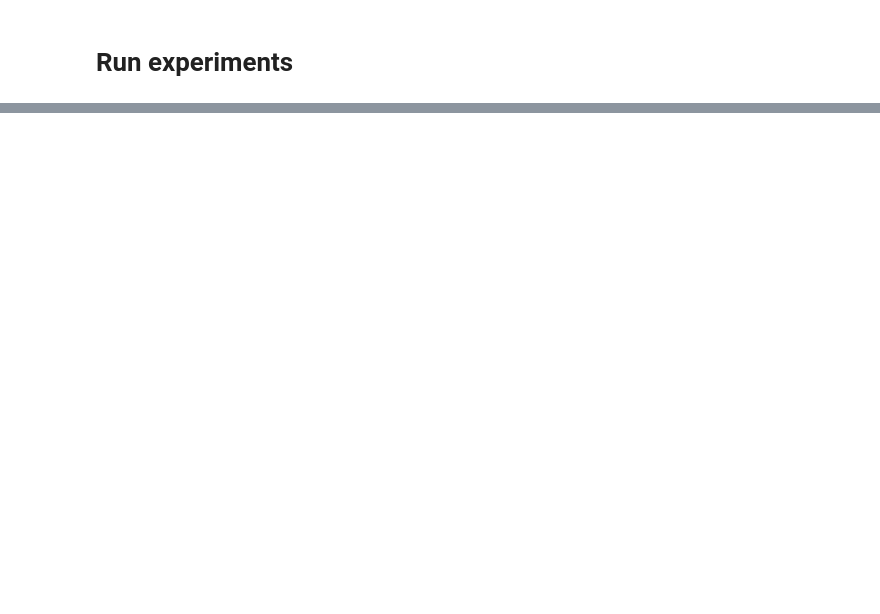
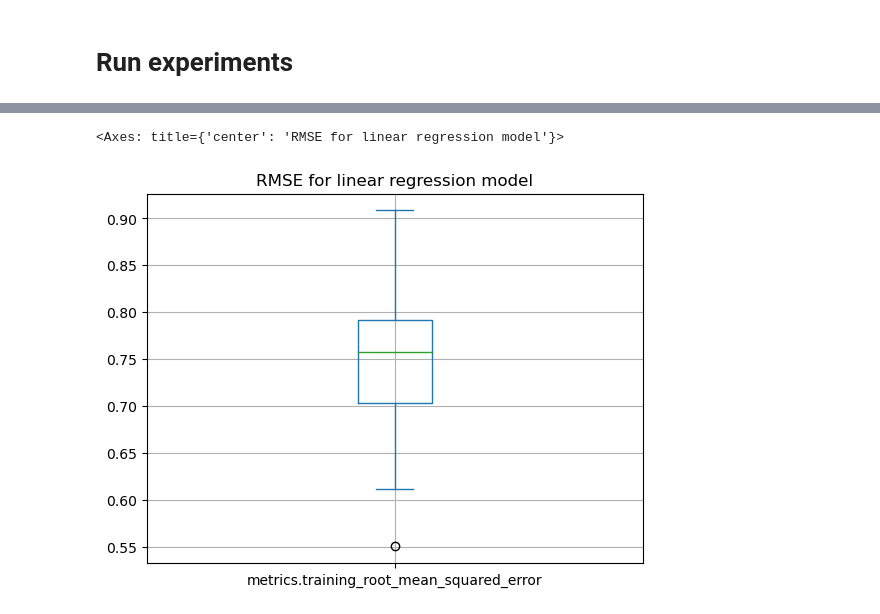
Before and after one commit to hahmed17/grafana_ml_modeling, a Jupyter notebook: banditware-ai-workflow/baseline-regression-recommender.ipynb, the cells around one changed output, grey strips where cells are left out. Drawn from its saved outputs; the diff is of its cells as text; code cells hidden in the pictures; blank space fills up the shorter version.

Commit message:
upload final lr experiment code

```diff
--- a/banditware-ai-workflow/baseline-regression-recommender.ipynb
+++ b/banditware-ai-workflow/baseline-regression-recommender.ipynb
@@ -145,7 +146,7 @@ def train_recommender(train, test, data_artifact, experiment_id, seed=None, num_
     ## MLFLOW RUN ##
     # useful for multiple runs
     with mlflow.start_run(experiment_id=experiment_id, run_name=run_name, nested=True, log_system_metrics=True):
-
+        mlflow.sklearn.autolog()
 #         e_start = 1.0
 #         e_decay = 0.99
 
@@ -164,24 +165,6 @@ def train_recommender(train, test, data_artifact, experiment_id, seed=None, num_
         model.fit(train_x, train_y)
 
 
-        # Evaluate Metrics
-        pred_y = model.predict(test_x)
-        (rmse, mae, r2) = eval_metrics(test_y, pred_y)
-
-
-
-        # log evalmetrics
-        mlflow.log_metric("eval_rmse", rmse)
-        mlflow.log_metric("eval_r2", r2)
-        mlflow.log_metric("eval_mae", mae)
-
-        # Print metrics
-        # print("LinearRegression model (alpha=%f, l1_ratio=%f):" % (alpha, l1_ratio))
-        # print("  RMSE: %s" % rmse)
-        # print("  MAE: %s" % mae)
-        # print("  R2: %s" % r2)
-
-
 
         # Create model artifact directory
         # cwd = os.getcwd()
@@ -195,6 +178,7 @@ def train_recommender(train, test, data_artifact, experiment_id, seed=None, num_
         mlflow.log_param("model_seed", seed)
 
 
+
         ## IF AUTOLOGGING IS NOT ENABLED ##
         if autologging==False:
 
@@ -204,6 +188,7 @@ def train_recommender(train, test, data_artifact, experiment_id, seed=None, num_
             mlflow.sklearn.log_model(sk_model=lr, input_example=test_x, artifact_path=artifacts_dir)
 
 
+    # log runtime
 
 
     mlflow.end_run()   # END CURRENT RUN BEFORE STARTING NEW RUN
@@ -242,7 +227,8 @@ def run_experiment(num_runs=10, train_func=train_recommender, num_samples=None,
     experiment_id = experiment.experiment_id
 
     # prep data
-    df, data_artifact = data_prep()
+#     df, data_artifact = data_prep(features=["area", "run_max_mem_rss_bytes", "sim_time"])
+    df, data_artifact = data_prep(features=["area"])
 
     # Run experiments on train and test data
 
@@ -267,5 +253,5 @@ def run_experiment(num_runs=10, train_func=train_recommender, num_samples=None,
 # %%
 # get_best_model(experiment)
 # %%
-experiment_fewer_data = run_experiment(num_runs=10, num_samples=25)
+experiment_fewer_data = run_experiment(num_runs=100, num_samples=25)
 # %% [output]
@@ -328,0 +313,7 @@ df_runs.describe()
+# %%
+df_runs['duration'] = [(df_runs['end_time'][x] - df_runs['start_time'][x]).total_seconds() for x in range(0, df_runs.shape[0])]
+# %%
+df_runs['metrics.training_root_mean_squared_error'].plot(kind='box', title='RMSE for linear regression model', grid=True)
+# %% [output]
+<Axes: title={'center': 'RMSE for linear regression model'}>
+[figure, added]
```
Also changed, not shown: parts of 11 cells of this notebook, 1 other file.
